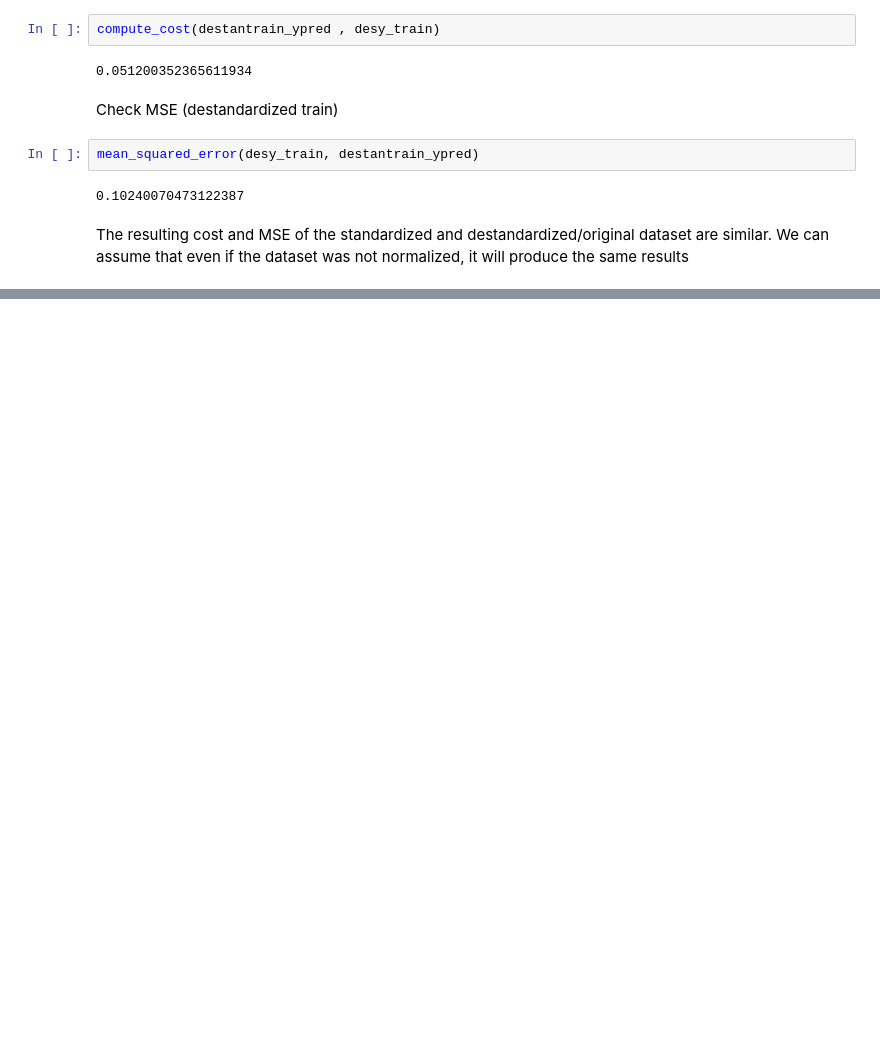
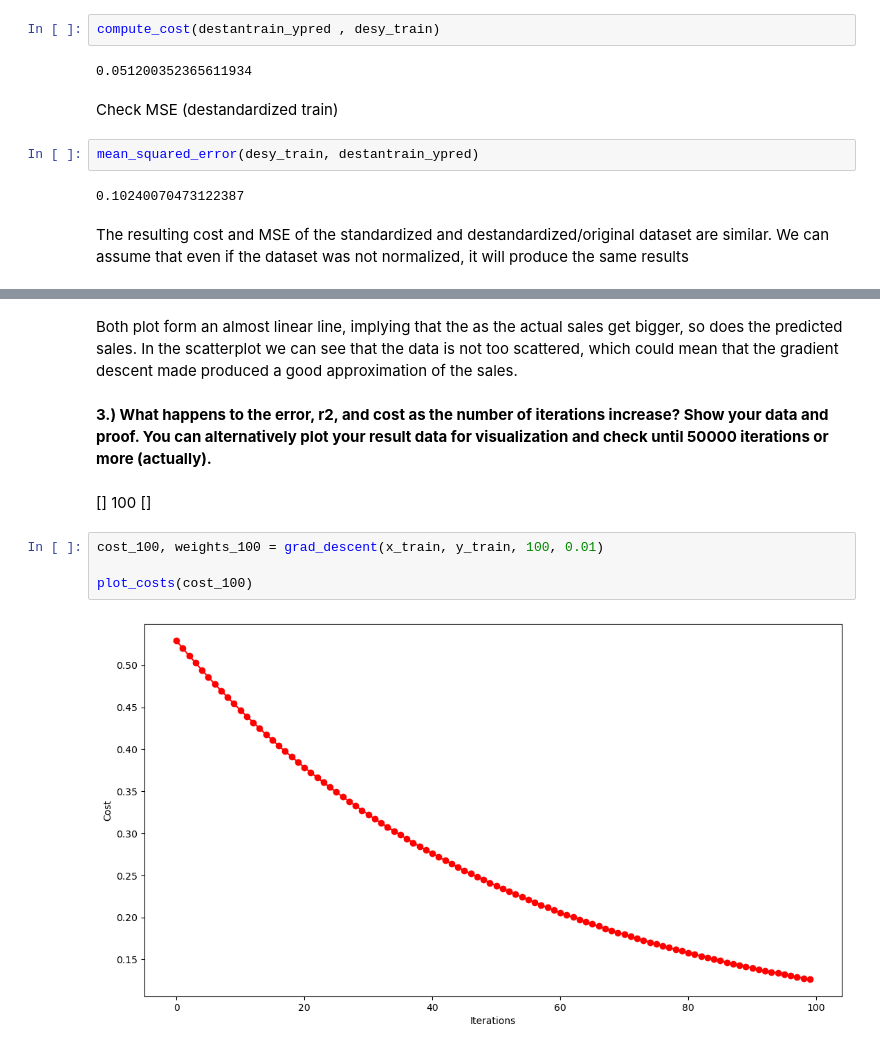
Before and after one commit to jeffrouzel/CMSC197-Machine-Learning, a Jupyter notebook: HW2/hw3-bat-og.ipynb, the cells around one changed output, grey strips where cells are left out. Saved outputs shown, nothing was run; the diff lists cells and outputs as text; blank space fills up the shorter version.

```diff
--- a/HW2/hw3-bat-og.ipynb
+++ b/HW2/hw3-bat-og.ipynb
@@ -365,0 +425,12 @@ The resulting cost and MSE of the standardized and destandardized/original datas
+# %% [markdown]
+Both plot form an almost linear line, implying that the as the actual sales get bigger, so does the predicted sales. In the scatterplot we can see that the data is not too scattered, which could mean that the gradient descent made produced a good approximation of the sales.
+# %% [markdown]
+**3.) What happens to the error, r2, and cost as the number of iterations increase? Show your data and proof. You can alternatively plot your result data for visualization and check until 50000 iterations or more (actually).**
+# %% [markdown]
+[] 100 []
+# %%
+cost_100, weights_100 = grad_descent(x_train, y_train, 100, 0.01)
+
+plot_costs(cost_100)
+# %% [output]
+[figure, added]
```
Also changed, not shown: parts of 43 cells of this notebook.
